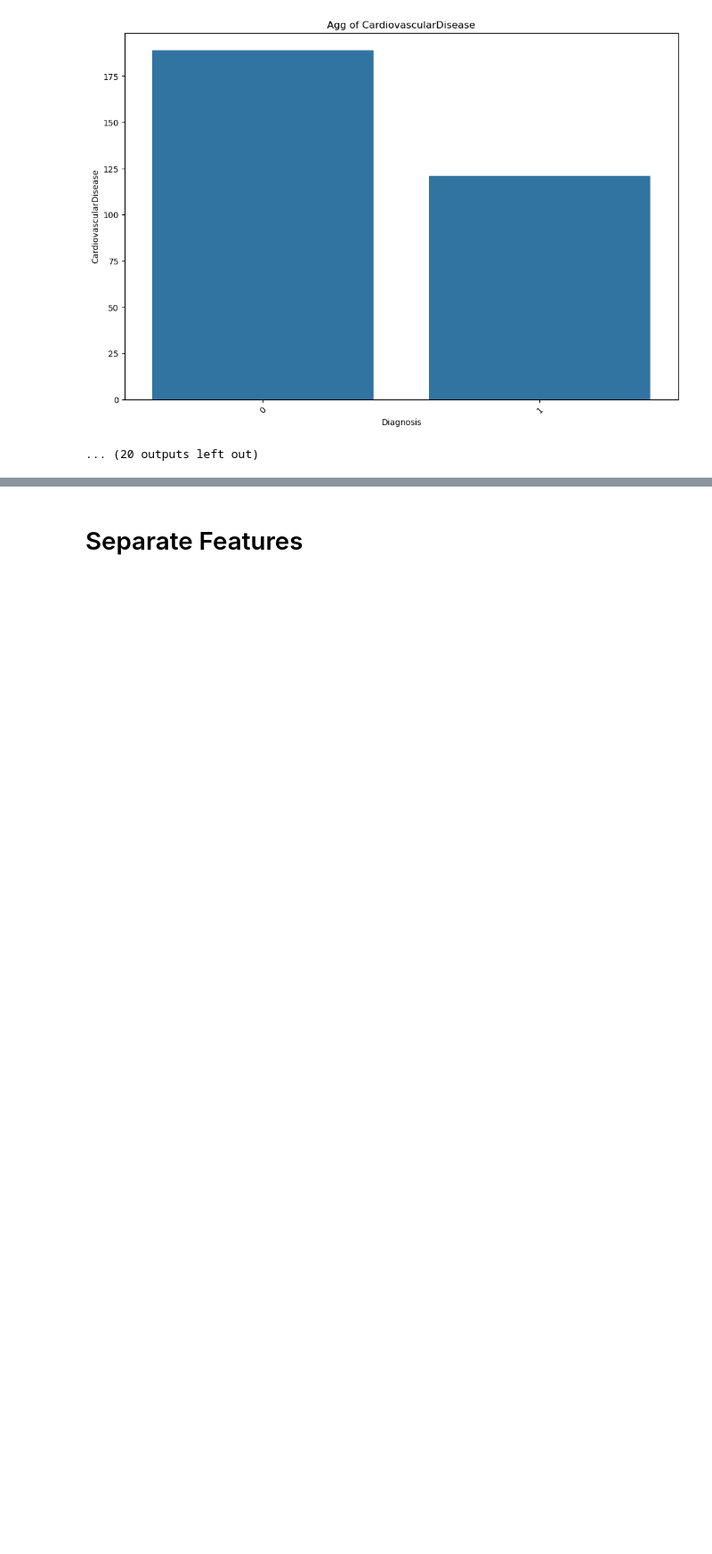
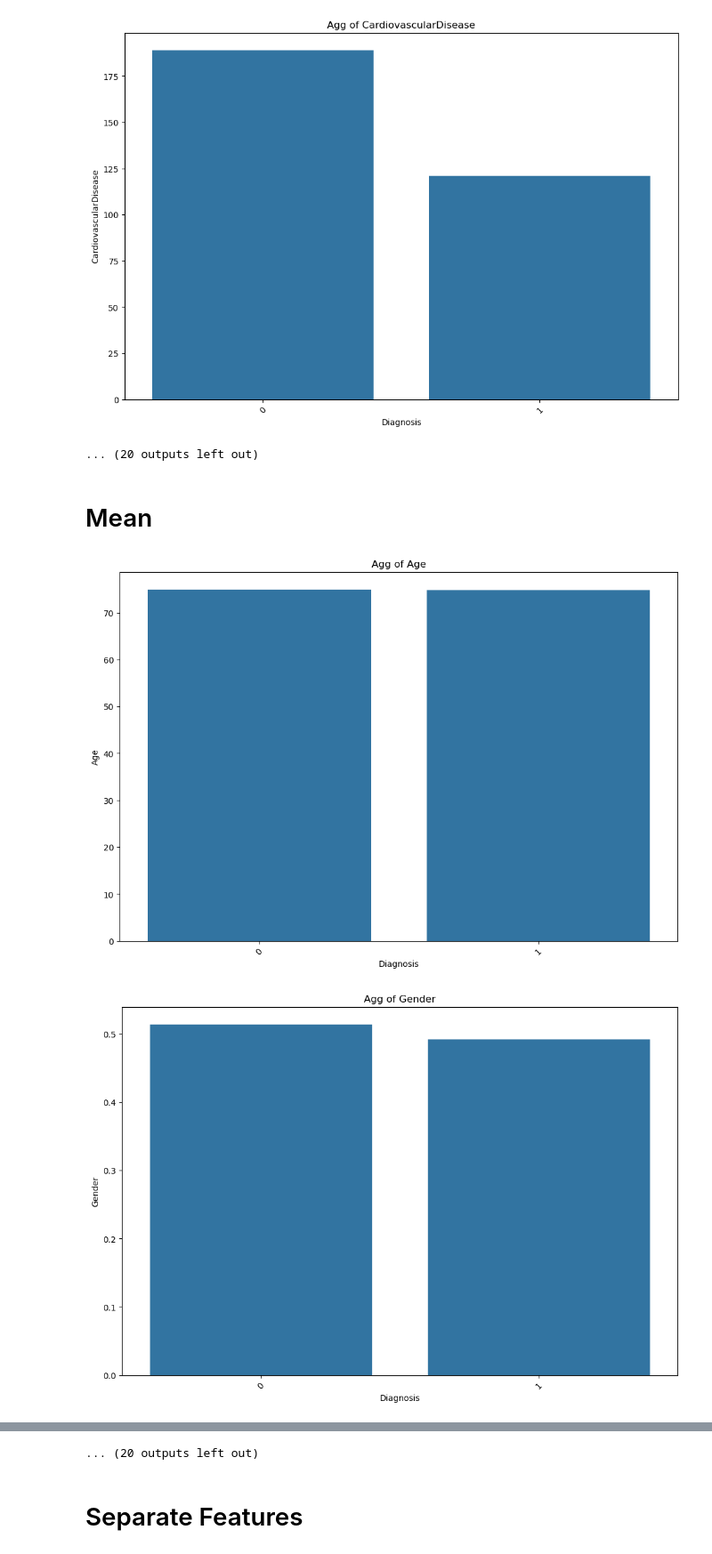
Before and after one commit to MaukanMir/Alzheimers-Classification, a Jupyter notebook: training.ipynb, the cells around one changed output, grey strips where cells are left out. Shown at 89% size. Saved outputs shown, nothing was run; the diff lists cells and outputs as text; code cells hidden in the pictures; blank space fills up the shorter version.

Commit message:
added new visuals for aggregations

```diff
--- a/training.ipynb
+++ b/training.ipynb
@@ -268,3 +268,10 @@ aggregate_dataset(df, interested_columns,"Diagnosis", "sum")
 [figure]
 [figure]
 ... (20 outputs left out)
+# %% [markdown]
+# Mean
+# %%
+aggregate_dataset(df, interested_columns,"Diagnosis", "mean")
+# %% [output]
+[figure, added]
+[figure, added]
@@ -271,3 +288,4 @@ aggregate_dataset(df, interested_columns,"Diagnosis", "sum")
+... (20 outputs left out)
 # %% [markdown]
 # Separate Features
 # %%
```
Also changed, not shown: parts of 1 cell of this notebook.
